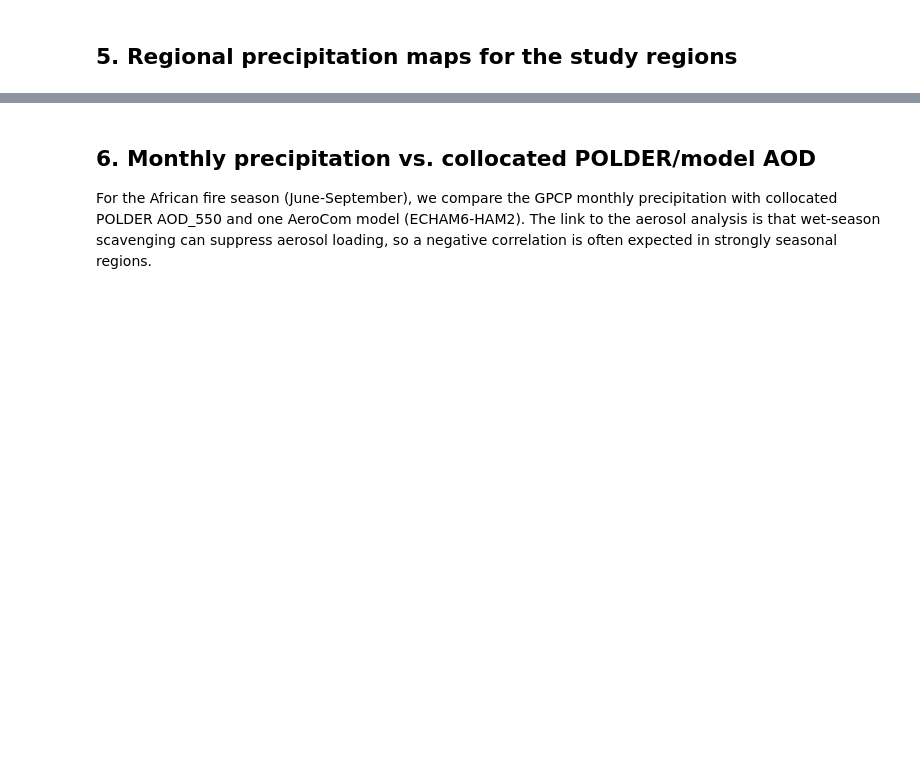
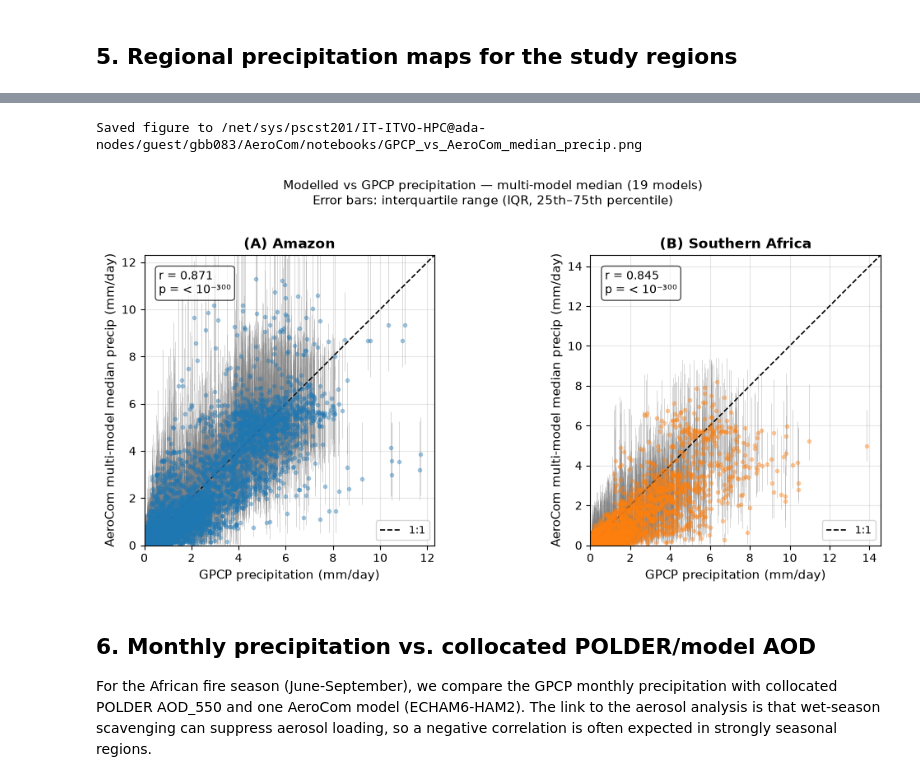
Before and after one commit to jessieaha/AeroCom_Error, a Jupyter notebook: notebooks/GPCP_analysis.ipynb, the cells around one changed output, grey strips where cells are left out. Cells and saved outputs as stored; diff of their text form; code cells hidden in the pictures; blank space fills up the shorter version.

Commit message:
Add model comparisons of precipitation

```diff
--- a/notebooks/GPCP_analysis.ipynb
+++ b/notebooks/GPCP_analysis.ipynb
@@ -180,3 +285,64 @@ plt.show()
+# %%
+# ── Fig. S4-style scatter: GPCP vs multi-model median precip ─────────────────
+fig, axes = plt.subplots(1, 2, figsize=(11, 5))
+
+panel_keys = ["amazon", "africa"]
+colors = {"amazon": "tab:blue", "africa": "tab:orange"}
+
+for ax, rname in zip(axes, panel_keys):
+    cfg  = fig_s4_regions[rname]
+    sd   = scatter_data[rname]
+    gpcp_vals   = sd["gpcp"]
+    median_vals = sd["median"]
+    e_lo        = sd["e_lo"]
+    e_hi        = sd["e_hi"]
+    r_val, p_val = sd["r"], sd["p"]
+    color = colors[rname]
+
+    # Error bars (IQR asymmetric)
+    ax.errorbar(
+        gpcp_vals, median_vals,
+        yerr=[e_lo, e_hi],
+        fmt="o", color=color, ecolor="gray",
+        alpha=0.35, markersize=3, linewidth=0.6,
+        label="_nolegend_",
+    )
+
+    # 1:1 dashed line
+    max_val = max(gpcp_vals.max(), median_vals.max()) * 1.05
+    ax.plot([0, max_val], [0, max_val], "k--", linewidth=1.2, label="1:1")
+
+    # Annotate r and p-value
+    p_str = f"{p_val:.2e}" if p_val >= 1e-300 else "< 10\u207b\u00b3\u2070\u2070"
+    annot = "r = {:.3f}\np = {}".format(r_val, p_str)
+    ax.text(0.05, 0.95, annot,
+            transform=ax.transAxes, va="top", ha="left", fontsize=10,
+            bbox=dict(boxstyle="round,pad=0.3", facecolor="white", alpha=0.7))
+
+    ax.set_xlim(0, max_val)
+    ax.set_ylim(0, max_val)
+    ax.set_xlabel("GPCP precipitation (mm/day)", fontsize=11)
+    ax.set_ylabel("AeroCom multi-model median precip (mm/day)", fontsize=11)
+    ax.set_title("{} {}".format(cfg["panel"], cfg["label"]), fontsize=12, fontweight="bold")
+    ax.legend(fontsize=9)
+    ax.grid(True, alpha=0.3)
+    ax.set_aspect("equal", adjustable="box")
+
+n_models = scatter_data["amazon"]["n_models"]
+fig.suptitle(
+    "Modelled vs GPCP precipitation \u2014 multi-model median ({} models)\n"
+    "Error bars: interquartile range (IQR, 25th\u201375th percentile)".format(n_models),
+    fontsize=11, y=1.01,
+)
+plt.tight_layout()
+
+fig_path = os.path.join(project_root, "notebooks", "GPCP_vs_AeroCom_median_precip.png")
+fig.savefig(fig_path, dpi=150, bbox_inches="tight")
+print("Saved figure to {}".format(fig_path))
+plt.show()
+# %% [output]
+Saved figure to /net/sys/pscst201/IT-ITVO-HPC@ada-nodes/guest/gbb083/AeroCom/notebooks/GPCP_vs_AeroCom_median_precip.png
+[figure, added]
 # %% [markdown]
 ## 6. Monthly precipitation vs. collocated POLDER/model AOD
 
```
Also changed, not shown: parts of 8 cells of this notebook.
